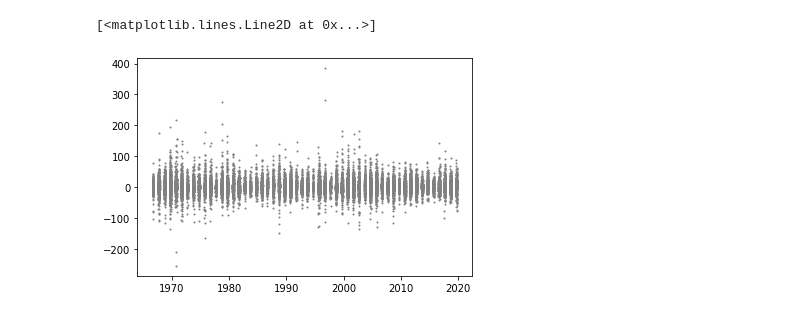
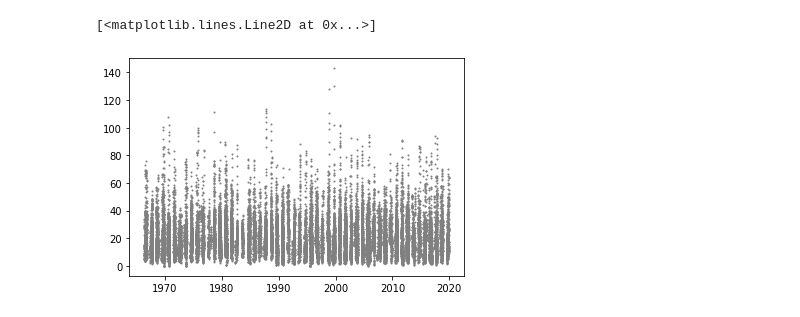
Before and after one commit to aiyyer/tcaccel, a Jupyter notebook: trend/python/qr.ipynb, the cells around one changed output. Drawn from its saved outputs; the diff is of its cells as text; code cells hidden in the pictures.

```diff
--- a/trend/python/qr.ipynb
+++ b/trend/python/qr.ipynb
@@ -49,0 +91,6 @@ years = ds.accelFracyear
+# %%
+Data  = ds.Data
+Time  = ds.Fracyear
+
+print(Data.head())
+print(Time.head())
@@ -50,6 +112,6 @@ years = ds.accelFracyear
 # %%
 #plt.plot(years, accel, color='grey',markersize=1)
-plt.plot(years, accel, 'o', color='grey',markersize=1)
+plt.plot(Time, Data,'o', color='grey',markersize=1)
 # %% [output]
 [<matplotlib.lines.Line2D at 0x...>]
-[figure, old version]
+[figure, new version]
```
Also changed, not shown: parts of 13 cells of this notebook, 9 other files.
